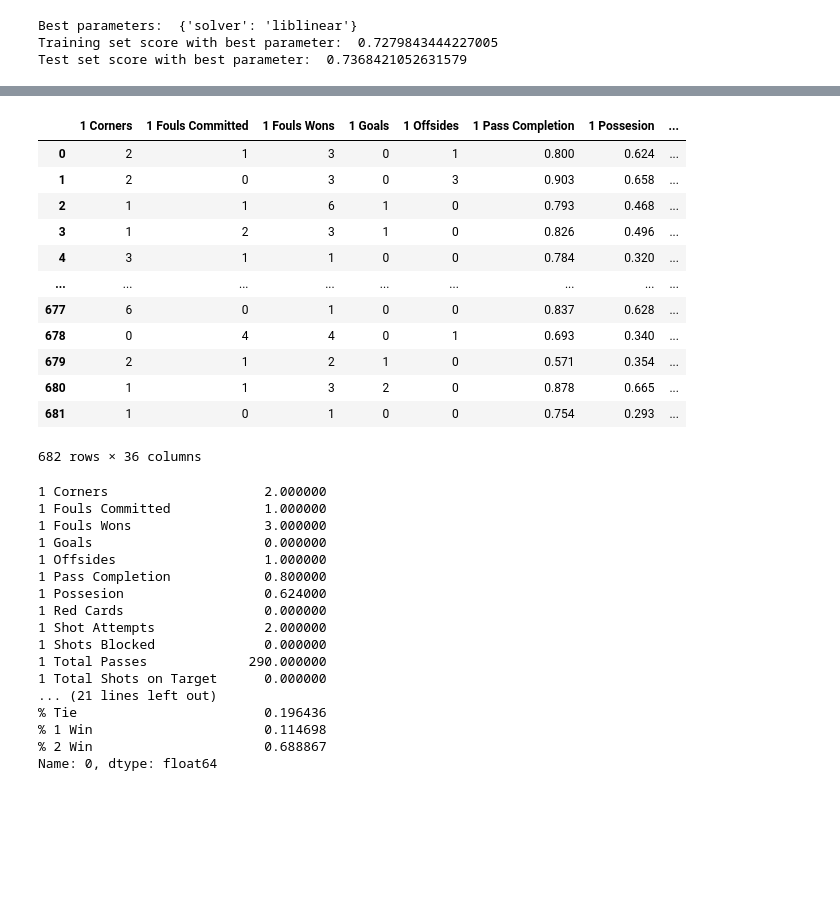
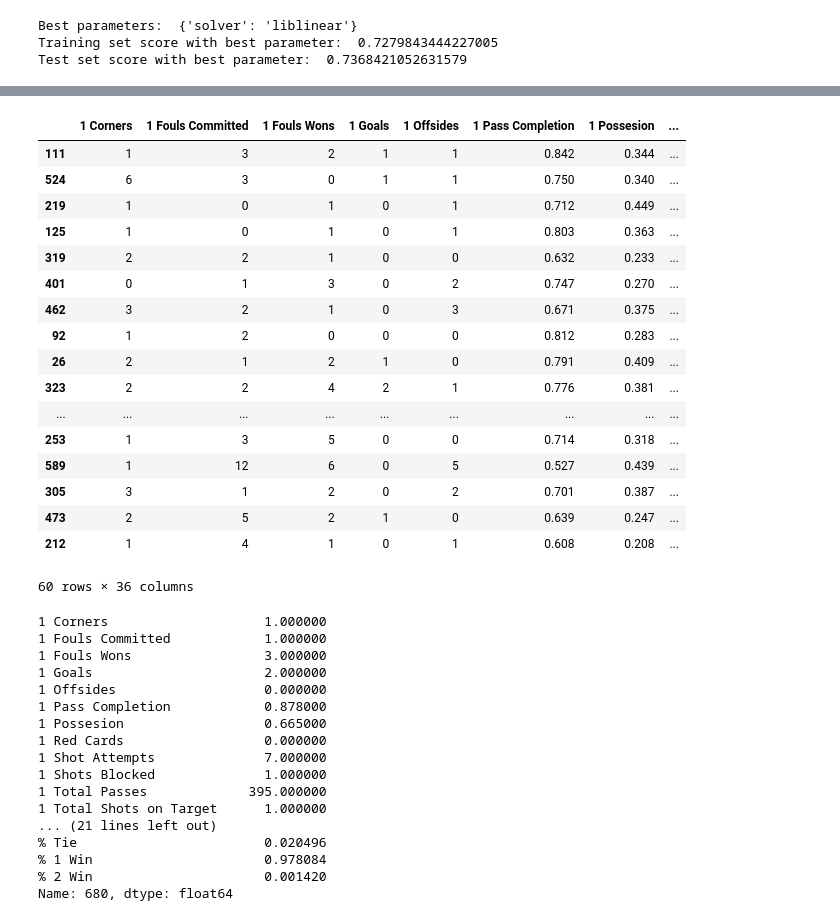
Before and after one commit to ido-tzhori/Soccer-Stats, a Jupyter notebook: Half Predict.ipynb, the cells around one changed output, grey strips where cells are left out. Cells and saved outputs as stored; diff of their text form; code cells hidden in the pictures; blank space fills up the shorter version.

```diff
--- a/Half Predict.ipynb
+++ b/Half Predict.ipynb
@@ -192,38 +149,43 @@ df[(df['winner'] != df['win prediction']) & (df['winner'] != df['fh winner'])]
 # %%
 df = pd.concat([df, oddf.reindex(df.index)], axis=1)
+# %%
+df.sort_values(by = '2 Total xG', ascending = False).head(60)
+# %% [output]
+|  | 1 Corners | 1 Fouls Committed | 1 Fouls Wons | 1 Goals | 1 Offsides | 1 Pass Completion | 1 Possesion | ... |
+| 111 | 1 | 3 | 2 | 1 | 1 | 0.842 | 0.344 | ... |
+| 524 | 6 | 3 | 0 | 1 | 1 | 0.750 | 0.340 | ... |
+| 219 | 1 | 0 | 1 | 0 | 1 | 0.712 | 0.449 | ... |
+| 125 | 1 | 0 | 1 | 0 | 1 | 0.803 | 0.363 | ... |
+| 319 | 2 | 2 | 1 | 0 | 0 | 0.632 | 0.233 | ... |
+| 401 | 0 | 1 | 3 | 0 | 2 | 0.747 | 0.270 | ... |
+| 462 | 3 | 2 | 1 | 0 | 3 | 0.671 | 0.375 | ... |
+| 92 | 1 | 2 | 0 | 0 | 0 | 0.812 | 0.283 | ... |
+| 26 | 2 | 1 | 2 | 1 | 0 | 0.791 | 0.409 | ... |
+| 323 | 2 | 2 | 4 | 2 | 1 | 0.776 | 0.381 | ... |
+| ... | ... | ... | ... | ... | ... | ... | ... | ... |
+| 253 | 1 | 3 | 5 | 0 | 0 | 0.714 | 0.318 | ... |
+| 589 | 1 | 12 | 6 | 0 | 5 | 0.527 | 0.439 | ... |
+| 305 | 3 | 1 | 2 | 0 | 2 | 0.701 | 0.387 | ... |
+| 473 | 2 | 5 | 2 | 1 | 0 | 0.639 | 0.247 | ... |
+| 212 | 1 | 4 | 1 | 0 | 1 | 0.608 | 0.208 | ... |
+60 rows × 36 columns
 # %%
-df
+df.iloc[680]
 # %% [output]
-|  | 1 Corners | 1 Fouls Committed | 1 Fouls Wons | 1 Goals | 1 Offsides | 1 Pass Completion | 1 Possesion | ... |
-| 0 | 2 | 1 | 3 | 0 | 1 | 0.800 | 0.624 | ... |
-| 1 | 2 | 0 | 3 | 0 | 3 | 0.903 | 0.658 | ... |
-| 2 | 1 | 1 | 6 | 1 | 0 | 0.793 | 0.468 | ... |
-| 3 | 1 | 2 | 3 | 1 | 0 | 0.826 | 0.496 | ... |
-| 4 | 3 | 1 | 1 | 0 | 0 | 0.784 | 0.320 | ... |
-| ... | ... | ... | ... | ... | ... | ... | ... | ... |
-| 677 | 6 | 0 | 1 | 0 | 0 | 0.837 | 0.628 | ... |
-| 678 | 0 | 4 | 4 | 0 | 1 | 0.693 | 0.340 | ... |
-| 679 | 2 | 1 | 2 | 1 | 0 | 0.571 | 0.354 | ... |
-| 680 | 1 | 1 | 3 | 2 | 0 | 0.878 | 0.665 | ... |
-| 681 | 1 | 0 | 1 | 0 | 0 | 0.754 | 0.293 | ... |
-682 rows × 36 columns
+1 Corners                    1.000000
+1 Fouls Committed            1.000000
+1 Fouls Wons                 3.000000
+1 Goals                      2.000000
+1 Offsides                   0.000000
+1 Pass Completion            0.878000
+1 Possesion                  0.665000
+1 Red Cards                  0.000000
+1 Shot Attempts              7.000000
+1 Shots Blocked              1.000000
+1 Total Passes             395.000000
+1 Total Shots on Target      1.000000
+... (21 lines left out)
+% Tie                        0.020496
+% 1 Win                      0.978084
+% 2 Win                      0.001420
+Name: 680, dtype: float64
-# %%
-df.iloc[0]
-# %% [output]
-1 Corners                    2.000000
-1 Fouls Committed            1.000000
-1 Fouls Wons                 3.000000
-1 Goals                      0.000000
-1 Offsides                   1.000000
-1 Pass Completion            0.800000
-1 Possesion                  0.624000
-1 Red Cards                  0.000000
-1 Shot Attempts              2.000000
-1 Shots Blocked              0.000000
-1 Total Passes             290.000000
-1 Total Shots on Target      0.000000
-... (21 lines left out)
-% Tie                        0.196436
-% 1 Win                      0.114698
-% 2 Win                      0.688867
-Name: 0, dtype: float64
```
Also changed, not shown: parts of 16 cells of this notebook, 1 other file.
